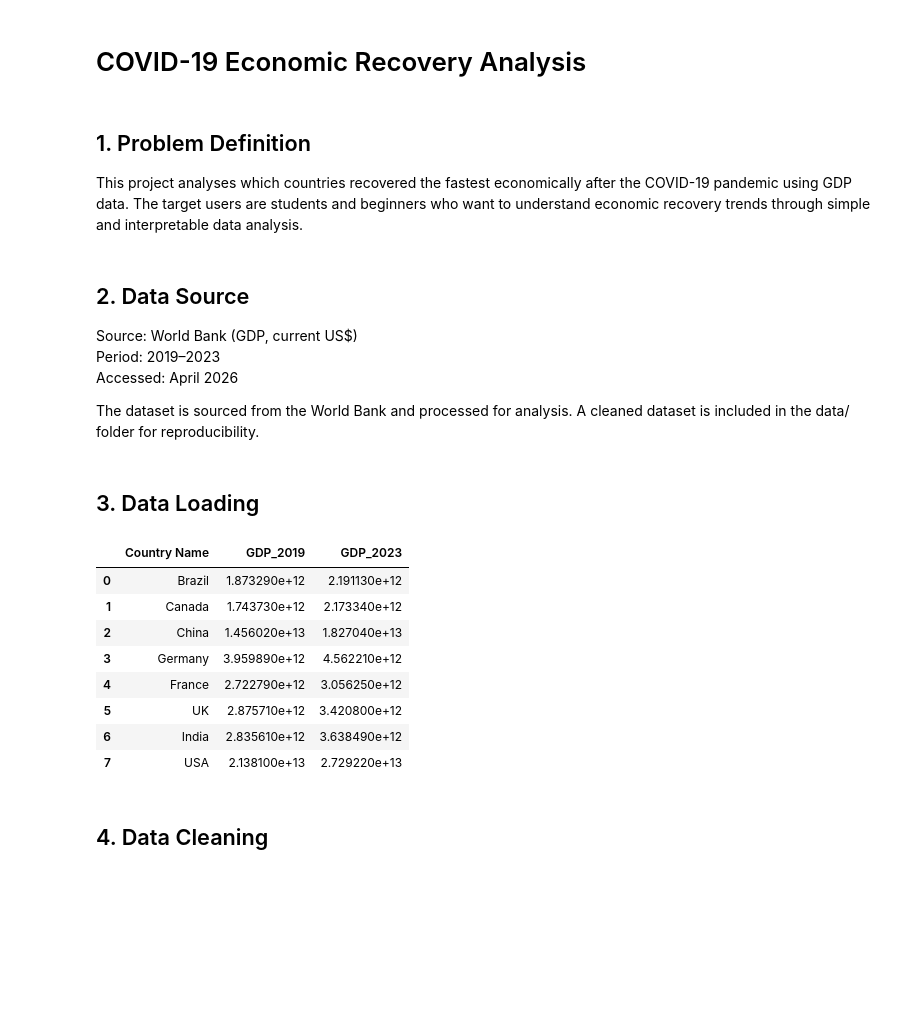
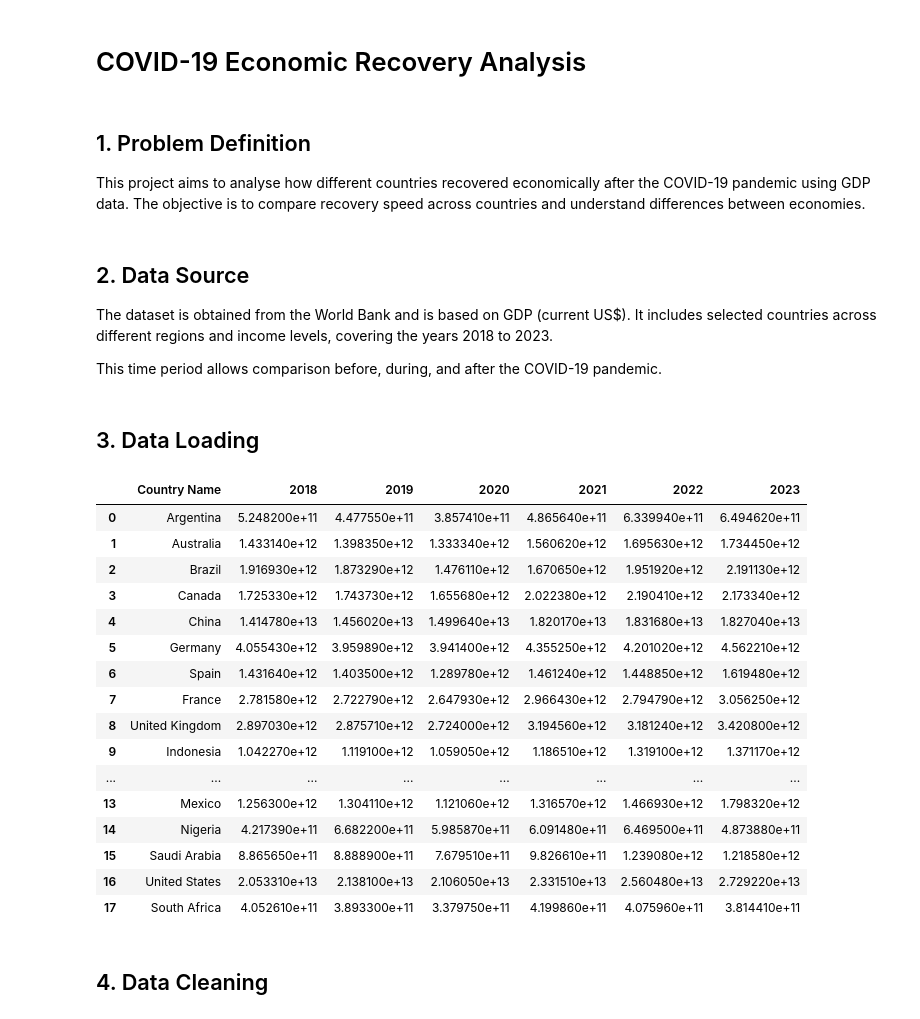
Before and after one commit to 3497816320-cmyk/acc102-covid-recovery-analysis, a Jupyter notebook: covid_recovery_analysis.ipynb, the cells around one changed output. Saved outputs shown, nothing was run; the diff lists cells and outputs as text; code cells hidden in the pictures; blank space fills up the shorter version.

```diff
--- a/covid_recovery_analysis.ipynb
+++ b/covid_recovery_analysis.ipynb
@@ -3,33 +3,45 @@
 # %% [markdown]
 ## 1. Problem Definition
 
-This project analyses which countries recovered the fastest economically after the COVID-19 pandemic using GDP data. The target users are students and beginners who want to understand economic recovery trends through simple and interpretable data analysis.
+This project aims to analyse how different countries recovered economically after the COVID-19 pandemic using GDP data. The objective is to compare recovery speed across countries and understand differences between economies.
 # %% [markdown]
 ## 2. Data Source
 
-Source: World Bank (GDP, current US$)
-Period: 2019–2023
-Accessed: April 2026
+The dataset is obtained from the World Bank and is based on GDP (current US$). It includes selected countries across different regions and income levels, covering the years 2018 to 2023.
 
-The dataset is sourced from the World Bank and processed for analysis. A cleaned dataset is included in the data/ folder for reproducibility.
+This time period allows comparison before, during, and after the COVID-19 pandemic.
 # %% [markdown]
 ## 3. Data Loading
 # %%
 import pandas as pd
 
+# Show all rows and columns
+pd.set_option('display.max_rows', None)
+pd.set_option('display.max_columns', None)
+
+# Load dataset
 df = pd.read_csv("data/world_bank_gdp.csv")
 
+# Display full dataset
 df
 # %% [output]
-|  | Country Name | GDP_2019 | GDP_2023 |
-| 0 | Brazil | 1.873290e+12 | 2.191130e+12 |
-| 1 | Canada | 1.743730e+12 | 2.173340e+12 |
-| 2 | China | 1.456020e+13 | 1.827040e+13 |
-| 3 | Germany | 3.959890e+12 | 4.562210e+12 |
-| 4 | France | 2.722790e+12 | 3.056250e+12 |
-| 5 | UK | 2.875710e+12 | 3.420800e+12 |
-| 6 | India | 2.835610e+12 | 3.638490e+12 |
-| 7 | USA | 2.138100e+13 | 2.729220e+13 |
+|  | Country Name | 2018 | 2019 | 2020 | 2021 | 2022 | 2023 |
+| 0 | Argentina | 5.248200e+11 | 4.477550e+11 | 3.857410e+11 | 4.865640e+11 | 6.339940e+11 | 6.494620e+11 |
+| 1 | Australia | 1.433140e+12 | 1.398350e+12 | 1.333340e+12 | 1.560620e+12 | 1.695630e+12 | 1.734450e+12 |
+| 2 | Brazil | 1.916930e+12 | 1.873290e+12 | 1.476110e+12 | 1.670650e+12 | 1.951920e+12 | 2.191130e+12 |
+| 3 | Canada | 1.725330e+12 | 1.743730e+12 | 1.655680e+12 | 2.022380e+12 | 2.190410e+12 | 2.173340e+12 |
+| 4 | China | 1.414780e+13 | 1.456020e+13 | 1.499640e+13 | 1.820170e+13 | 1.831680e+13 | 1.827040e+13 |
+| 5 | Germany | 4.055430e+12 | 3.959890e+12 | 3.941400e+12 | 4.355250e+12 | 4.201020e+12 | 4.562210e+12 |
+| 6 | Spain | 1.431640e+12 | 1.403500e+12 | 1.289780e+12 | 1.461240e+12 | 1.448850e+12 | 1.619480e+12 |
+| 7 | France | 2.781580e+12 | 2.722790e+12 | 2.647930e+12 | 2.966430e+12 | 2.794790e+12 | 3.056250e+12 |
+| 8 | United Kingdom | 2.897030e+12 | 2.875710e+12 | 2.724000e+12 | 3.194560e+12 | 3.181240e+12 | 3.420800e+12 |
+| 9 | Indonesia | 1.042270e+12 | 1.119100e+12 | 1.059050e+12 | 1.186510e+12 | 1.319100e+12 | 1.371170e+12 |
+| ... | ... | ... | ... | ... | ... | ... | ... |
+| 13 | Mexico | 1.256300e+12 | 1.304110e+12 | 1.121060e+12 | 1.316570e+12 | 1.466930e+12 | 1.798320e+12 |
+| 14 | Nigeria | 4.217390e+11 | 6.682200e+11 | 5.985870e+11 | 6.091480e+11 | 6.469500e+11 | 4.873880e+11 |
+| 15 | Saudi Arabia | 8.865650e+11 | 8.888900e+11 | 7.679510e+11 | 9.826610e+11 | 1.239080e+12 | 1.218580e+12 |
+| 16 | United States | 2.053310e+13 | 2.138100e+13 | 2.106050e+13 | 2.331510e+13 | 2.560480e+13 | 2.729220e+13 |
+| 17 | South Africa | 4.052610e+11 | 3.893300e+11 | 3.379750e+11 | 4.199860e+11 | 4.075960e+11 | 3.814410e+11 |
 # %% [markdown]
 ## 4. Data Cleaning
 # %%
```
Also changed, not shown: parts of 9 cells of this notebook.
